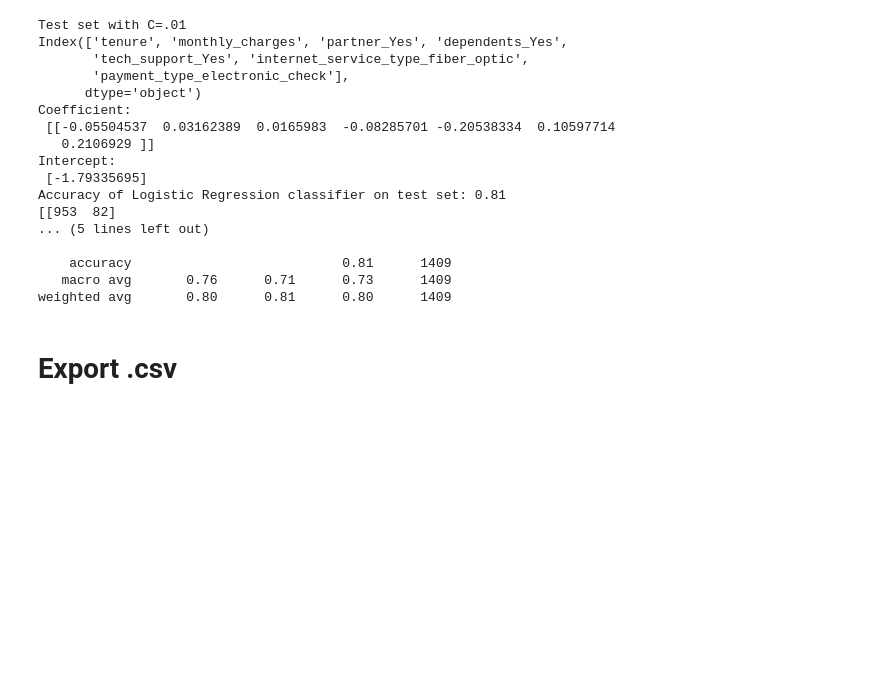
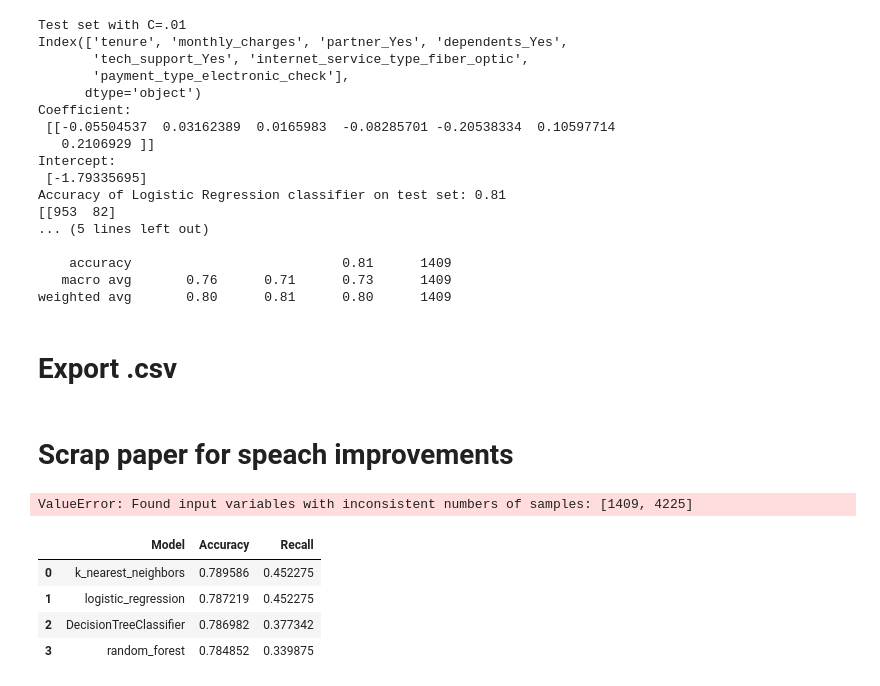
Before and after one commit to scottbarnett97/Telco-Classification-Project, a Jupyter notebook: telco_workbook.ipynb, the cells around one changed output. Saved outputs shown, nothing was run; the diff lists cells and outputs as text; code cells hidden in the pictures; blank space fills up the shorter version.

```diff
--- a/telco_workbook.ipynb
+++ b/telco_workbook.ipynb
@@ -1497,3 +1500,6 @@ p2 = pd.DataFrame(test_prob).rename(columns={1:'churn_prob'}).drop(columns=0)
 p3 = pd.DataFrame(test_pred).rename(columns={0:'churn_pred'})
 pred_df = pd.concat([p1,p2,p3],axis=1)
 pred_df.to_csv('predictions.csv', index=False)
+# %% [markdown]
+
+# Scrap paper for speach improvements
@@ -1499,0 +1536,35 @@ pred_df.to_csv('predictions.csv', index=False)
+# %%
+get_models()
+# %% [output]
+ValueError: Found input variables with inconsistent numbers of samples: [1409, 4225]
+# %%
+import pandas as pd
+
+def get_models():
+    create_models2(seed=123)
+    data = []
+
+    for name, model in models2:
+        # fit the model with the training data
+        model.fit(X_train, y_train).predict(X_train)
+        # make predictions with the testing data
+        predictions = model.predict(X_train)
+        # calculate accuracy
+        accuracy = accuracy_score(y_train, predictions)
+        # calculate recall
+        recall = recall_score(y_train, predictions)
+        # append the model name, accuracy, and recall to the data list
+        data.append({'Model': name, 'Accuracy': accuracy, 'Recall': recall})
+
+    # create a DataFrame from the data list
+    df = pd.DataFrame(data)
+
+    return df
+# %%
+get_models()
+# %% [output]
+|  | Model | Accuracy | Recall |
+| 0 | k_nearest_neighbors | 0.789586 | 0.452275 |
+| 1 | logistic_regression | 0.787219 | 0.452275 |
+| 2 | DecisionTreeClassifier | 0.786982 | 0.377342 |
+| 3 | random_forest | 0.784852 | 0.339875 |
```
Also changed, not shown: parts of 22 cells of this notebook, 4 other files.
